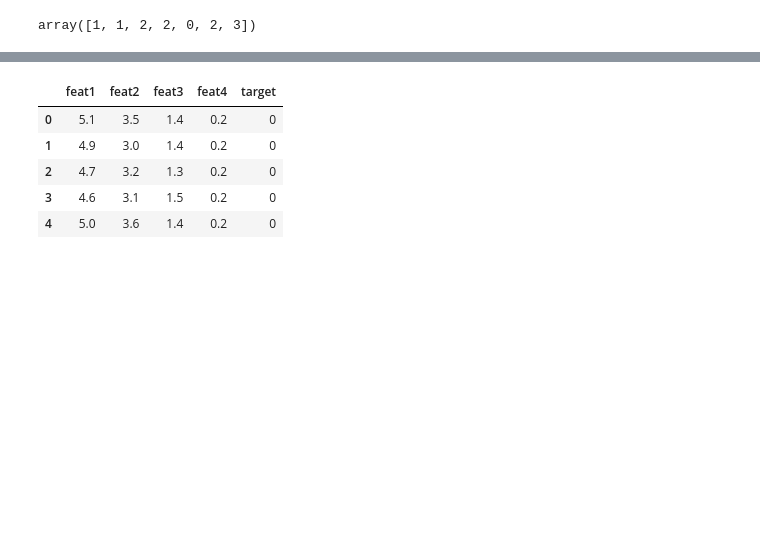
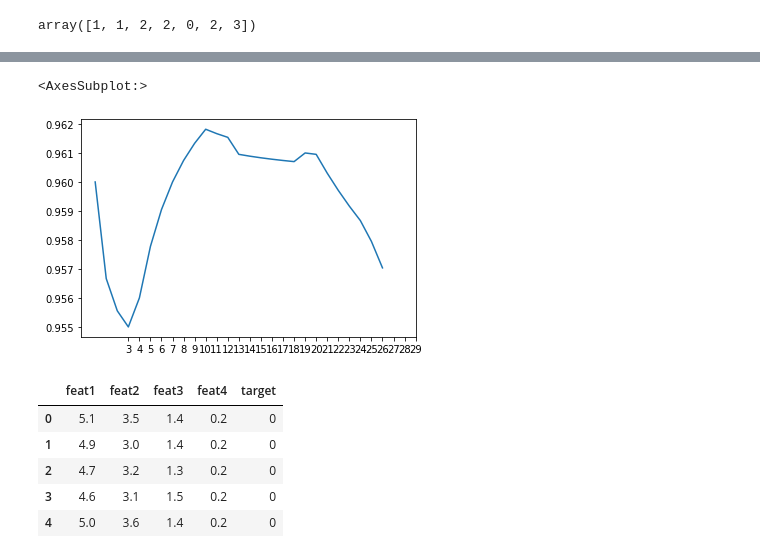
Before and after one commit to FireStrings/classification_project, a Jupyter notebook: KNN_from_scratch.ipynb, the cells around one changed output, grey strips where cells are left out. Saved outputs shown, nothing was run; the diff lists cells and outputs as text; code cells hidden in the pictures; blank space fills up the shorter version.

Commit message:
Add elbow method

```diff
--- a/KNN_from_scratch.ipynb
+++ b/KNN_from_scratch.ipynb
@@ -66,19 +66,25 @@ X, y = iris.data, iris.target
 scores = []
 cv = KFold(n_splits=5, shuffle=True, random_state=1)
 
-for fold, (idx_train, idx_valid) in enumerate(cv.split(X)):
+#Elbow method
+l_results = []
+for i in range(3, 30, 1):
 
-    X_train, y_train = X[idx_train], y[idx_train]
-    X_valid, y_valid = X[idx_valid], y[idx_valid]
+    for fold, (idx_train, idx_valid) in enumerate(cv.split(X)):
 
-    k = 3
-    clf = KNN(k=k)
-    clf.fit(X_train, y_train)
-    predictions = clf.predict(X_valid)
+        X_train, y_train = X[idx_train], y[idx_train]
+        X_valid, y_valid = X[idx_valid], y[idx_valid]
 
-    score = accuracy(y_valid, predictions)
-    scores.append(score)
+        k = i
+        clf = KNN(k=k)
+        clf.fit(X_train, y_train)
+        predictions = clf.predict(X_valid)
 
-print(f"Mean Accuracy: {np.mean(scores)}")
+        score = accuracy(y_valid, predictions)
+        scores.append(score)
+
+    m_score = np.mean(scores)
+    l_results.append([i, m_score])
+    print(f"Mean Accuracy: {m_score}")
 # %% [output]
 Mean Accuracy: 0.9600000000000002
@@ -85,3 +107,10 @@ Mean Accuracy: 0.9600000000000002
+# %%
+resultado = pd.DataFrame(l_results, columns=['nK','score'])
+# %%
+resultado.score.plot(xticks=resultado.nK)
+# %% [output]
+<AxesSubplot:>
+[figure, added]
 # %%
 data = pd.DataFrame(X, columns=["feat1", "feat2", "feat3", "feat4"])
 # %%
```
Also changed, not shown: parts of 4 cells of this notebook.
